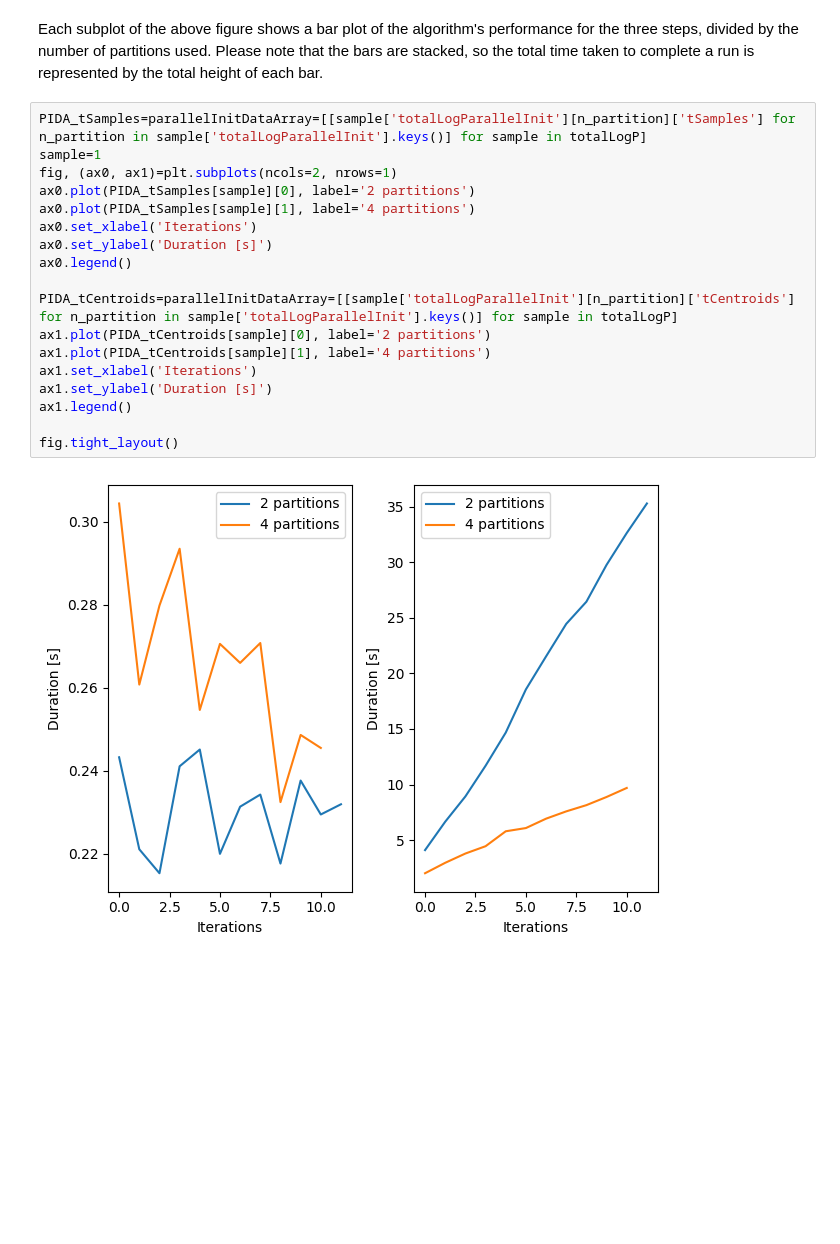
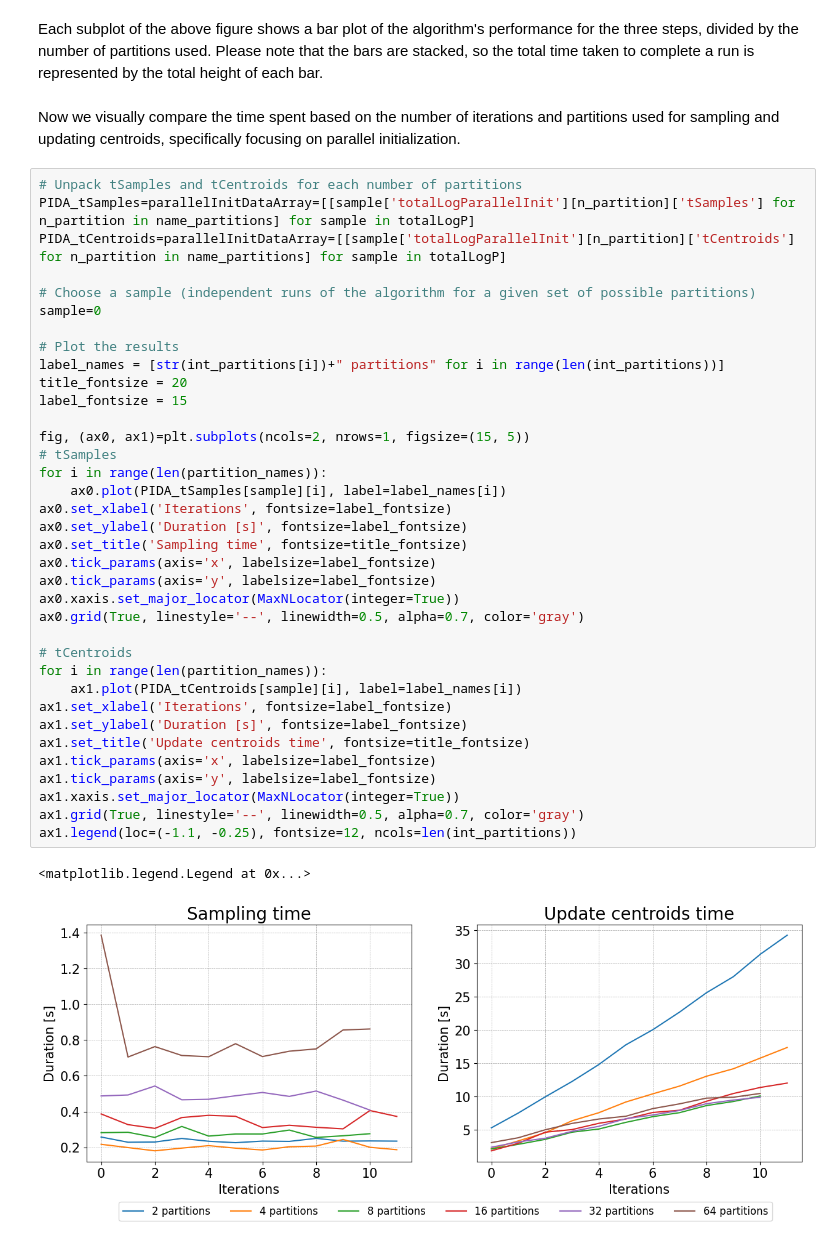
Before and after one commit to LorenzoVigorelli/Distributed-K-Means-Clustering, a Jupyter notebook: spark/DistributedKmeans/results.ipynb, the cells around one changed output. Drawn from its saved outputs; the diff is of its cells as text; blank space fills up the shorter version.

Commit message:
Results update

```diff
--- a/spark/DistributedKmeans/results.ipynb
+++ b/spark/DistributedKmeans/results.ipynb
@@ -812,23 +820,44 @@ ax[1].legend(fontsize=label_fontsize)
 [figure]
 # %% [markdown]
 Each subplot of the above figure shows a bar plot of the algorithm's performance for the three steps, divided by the number of partitions used. Please note that the bars are stacked, so the total time taken to complete a run is represented by the total height of each bar.
+# %% [markdown]
+Now we visually compare the time spent based on the number of iterations and partitions used for sampling and updating centroids, specifically focusing on parallel initialization.
 # %%
-PIDA_tSamples=parallelInitDataArray=[[sample['totalLogParallelInit'][n_partition]['tSamples'] for n_partition in sample['totalLogParallelInit'].keys()] for sample in totalLogP]
-sample=1
-fig, (ax0, ax1)=plt.subplots(ncols=2, nrows=1)
-ax0.plot(PIDA_tSamples[sample][0], label='2 partitions')
-ax0.plot(PIDA_tSamples[sample][1], label='4 partitions')
-ax0.set_xlabel('Iterations')
-ax0.set_ylabel('Duration [s]')
-ax0.legend()
+# Unpack tSamples and tCentroids for each number of partitions
+PIDA_tSamples=parallelInitDataArray=[[sample['totalLogParallelInit'][n_partition]['tSamples'] for n_partition in name_partitions] for sample in totalLogP]
+PIDA_tCentroids=parallelInitDataArray=[[sample['totalLogParallelInit'][n_partition]['tCentroids'] for n_partition in name_partitions] for sample in totalLogP]
 
-PIDA_tCentroids=parallelInitDataArray=[[sample['totalLogParallelInit'][n_partition]['tCentroids'] for n_partition in sample['totalLogParallelInit'].keys()] for sample in totalLogP]
-ax1.plot(PIDA_tCentroids[sample][0], label='2 partitions')
-ax1.plot(PIDA_tCentroids[sample][1], label='4 partitions')
-ax1.set_xlabel('Iterations')
-ax1.set_ylabel('Duration [s]')
-ax1.legend()
+# Choose a sample (independent runs of the algorithm for a given set of possible partitions)
+sample=0
 
-fig.tight_layout()
+# Plot the results
+label_names = [str(int_partitions[i])+" partitions" for i in range(len(int_partitions))]
+title_fontsize = 20
+label_fontsize = 15
+
+fig, (ax0, ax1)=plt.subplots(ncols=2, nrows=1, figsize=(15, 5))
+# tSamples
+for i in range(len(partition_names)):
+    ax0.plot(PIDA_tSamples[sample][i], label=label_names[i])
+ax0.set_xlabel('Iterations', fontsize=label_fontsize)
+ax0.set_ylabel('Duration [s]', fontsize=label_fontsize)
+ax0.set_title('Sampling time', fontsize=title_fontsize)
+ax0.tick_params(axis='x', labelsize=label_fontsize)
+ax0.tick_params(axis='y', labelsize=label_fontsize)
+ax0.xaxis.set_major_locator(MaxNLocator(integer=True))
+ax0.grid(True, linestyle='--', linewidth=0.5, alpha=0.7, color='gray')
+
+# tCentroids
+for i in range(len(partition_names)):
+    ax1.plot(PIDA_tCentroids[sample][i], label=label_names[i])
+ax1.set_xlabel('Iterations', fontsize=label_fontsize)
+ax1.set_ylabel('Duration [s]', fontsize=label_fontsize)
+ax1.set_title('Update centroids time', fontsize=title_fontsize)
+ax1.tick_params(axis='x', labelsize=label_fontsize)
+ax1.tick_params(axis='y', labelsize=label_fontsize)
+ax1.xaxis.set_major_locator(MaxNLocator(integer=True))
+ax1.grid(True, linestyle='--', linewidth=0.5, alpha=0.7, color='gray')
+ax1.legend(loc=(-1.1, -0.25), fontsize=12, ncols=len(int_partitions))
 # %% [output]
+<matplotlib.legend.Legend at 0x...>
-[figure, old version]
+[figure, new version]
```
Also changed, not shown: parts of 19 cells of this notebook.
